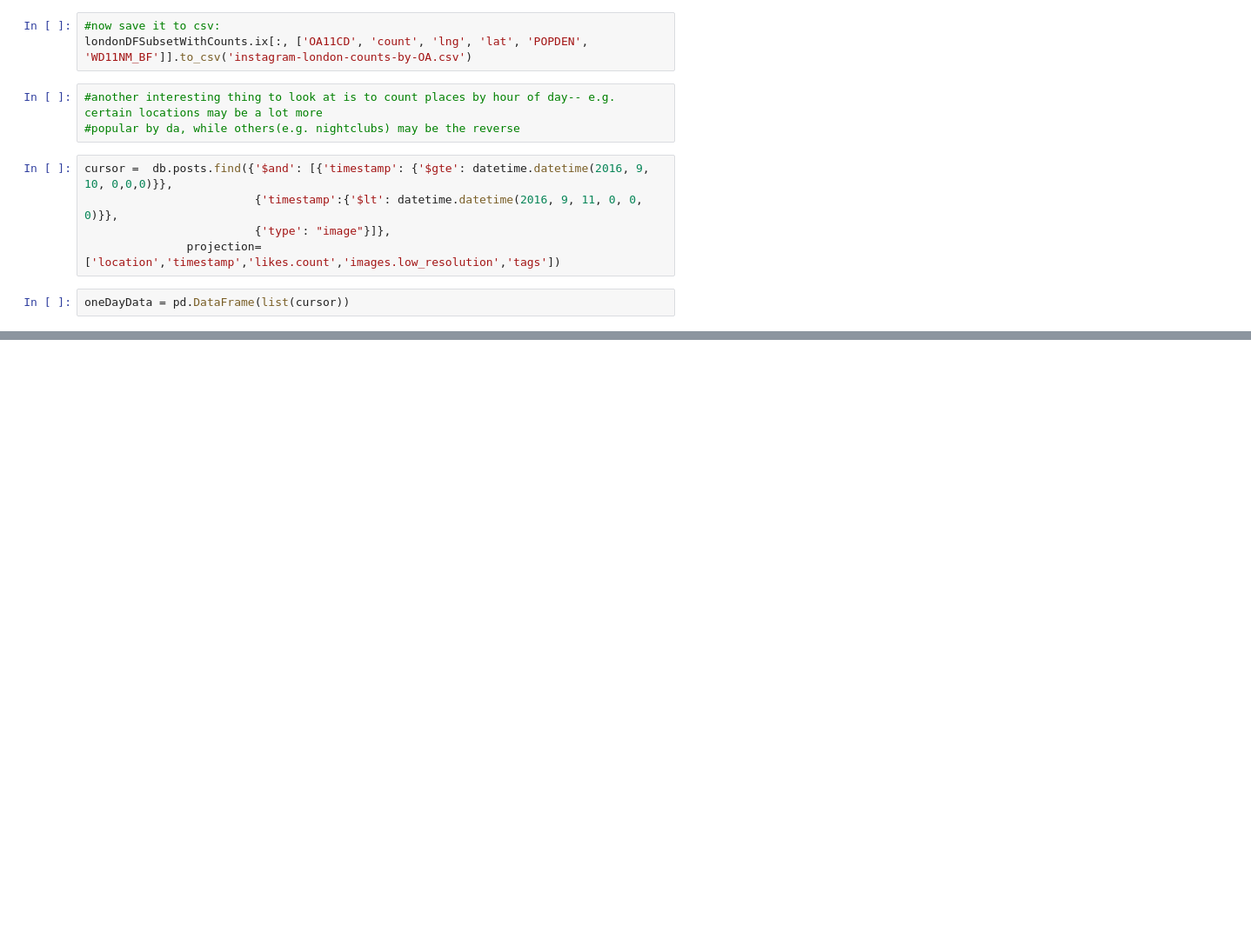
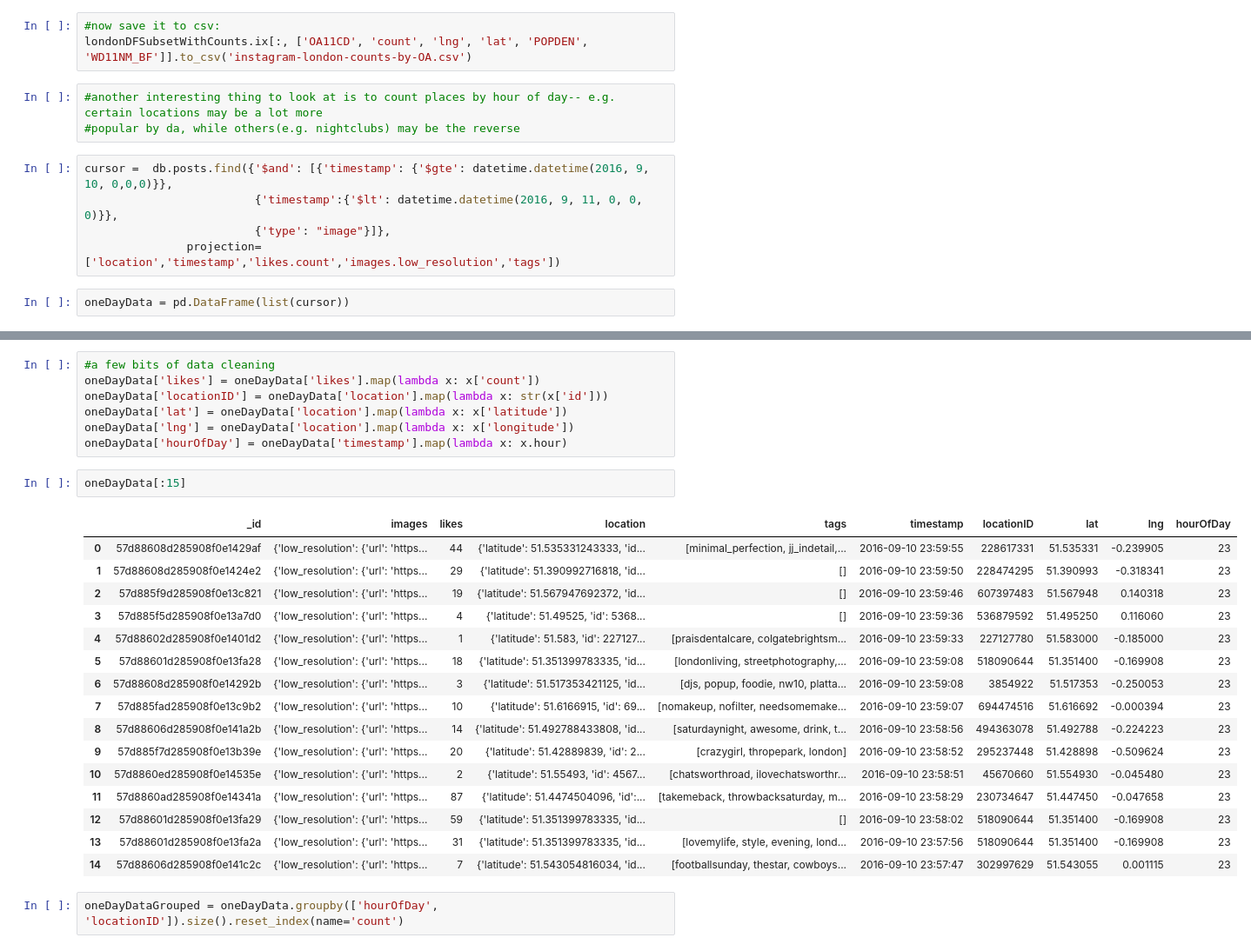
Before and after one commit to wwymak/instagram-london-explore, a Jupyter notebook: Instagram analysis v2.ipynb, the cells around one changed output, grey strips where cells are left out. Shown: that part at 87% size. Saved outputs shown, nothing was run; the diff lists cells and outputs as text; blank space fills up the shorter version.

```diff
--- a/Instagram analysis v2.ipynb
+++ b/Instagram analysis v2.ipynb
@@ -254,0 +256,28 @@ oneDayData[:15]
+# %%
+#a few bits of data cleaning
+oneDayData['likes'] = oneDayData['likes'].map(lambda x: x['count'])
+oneDayData['locationID'] = oneDayData['location'].map(lambda x: str(x['id']))
+oneDayData['lat'] = oneDayData['location'].map(lambda x: x['latitude'])
+oneDayData['lng'] = oneDayData['location'].map(lambda x: x['longitude'])
+oneDayData['hourOfDay'] = oneDayData['timestamp'].map(lambda x: x.hour)
+# %%
+oneDayData[:15]
+# %% [output]
+|  | _id | images | likes | location | tags | timestamp | locationID | lat | lng | hourOfDay |
+| 0 | 57d88608d285908f0e1429af | {'low_resolution': {'url': 'https... | 44 | {'latitude': 51.535331243333, 'id... | [minimal_perfection, jj_indetail,... | 2016-09-10 23:59:55 | 228617331 | 51.535331 | -0.239905 | 23 |
+| 1 | 57d88608d285908f0e1424e2 | {'low_resolution': {'url': 'https... | 29 | {'latitude': 51.390992716818, 'id... | [] | 2016-09-10 23:59:50 | 228474295 | 51.390993 | -0.318341 | 23 |
+| 2 | 57d885f9d285908f0e13c821 | {'low_resolution': {'url': 'https... | 19 | {'latitude': 51.567947692372, 'id... | [] | 2016-09-10 23:59:46 | 607397483 | 51.567948 | 0.140318 | 23 |
+| 3 | 57d885f5d285908f0e13a7d0 | {'low_resolution': {'url': 'https... | 4 | {'latitude': 51.49525, 'id': 5368... | [] | 2016-09-10 23:59:36 | 536879592 | 51.495250 | 0.116060 | 23 |
+| 4 | 57d88602d285908f0e1401d2 | {'low_resolution': {'url': 'https... | 1 | {'latitude': 51.583, 'id': 227127... | [praisdentalcare, colgatebrightsm... | 2016-09-10 23:59:33 | 227127780 | 51.583000 | -0.185000 | 23 |
+| 5 | 57d88601d285908f0e13fa28 | {'low_resolution': {'url': 'https... | 18 | {'latitude': 51.351399783335, 'id... | [londonliving, streetphotography,... | 2016-09-10 23:59:08 | 518090644 | 51.351400 | -0.169908 | 23 |
+| 6 | 57d88608d285908f0e14292b | {'low_resolution': {'url': 'https... | 3 | {'latitude': 51.517353421125, 'id... | [djs, popup, foodie, nw10, platta... | 2016-09-10 23:59:08 | 3854922 | 51.517353 | -0.250053 | 23 |
+| 7 | 57d885fad285908f0e13c9b2 | {'low_resolution': {'url': 'https... | 10 | {'latitude': 51.6166915, 'id': 69... | [nomakeup, nofilter, needsomemake... | 2016-09-10 23:59:07 | 694474516 | 51.616692 | -0.000394 | 23 |
+| 8 | 57d88606d285908f0e141a2b | {'low_resolution': {'url': 'https... | 14 | {'latitude': 51.492788433808, 'id... | [saturdaynight, awesome, drink, t... | 2016-09-10 23:58:56 | 494363078 | 51.492788 | -0.224223 | 23 |
+| 9 | 57d885f7d285908f0e13b39e | {'low_resolution': {'url': 'https... | 20 | {'latitude': 51.42889839, 'id': 2... | [crazygirl, thropepark, london] | 2016-09-10 23:58:52 | 295237448 | 51.428898 | -0.509624 | 23 |
+| 10 | 57d8860ed285908f0e14535e | {'low_resolution': {'url': 'https... | 2 | {'latitude': 51.55493, 'id': 4567... | [chatsworthroad, ilovechatsworthr... | 2016-09-10 23:58:51 | 45670660 | 51.554930 | -0.045480 | 23 |
+| 11 | 57d8860ad285908f0e14341a | {'low_resolution': {'url': 'https... | 87 | {'latitude': 51.4474504096, 'id':... | [takemeback, throwbacksaturday, m... | 2016-09-10 23:58:29 | 230734647 | 51.447450 | -0.047658 | 23 |
+| 12 | 57d88601d285908f0e13fa29 | {'low_resolution': {'url': 'https... | 59 | {'latitude': 51.351399783335, 'id... | [] | 2016-09-10 23:58:02 | 518090644 | 51.351400 | -0.169908 | 23 |
+| 13 | 57d88601d285908f0e13fa2a | {'low_resolution': {'url': 'https... | 31 | {'latitude': 51.351399783335, 'id... | [lovemylife, style, evening, lond... | 2016-09-10 23:57:56 | 518090644 | 51.351400 | -0.169908 | 23 |
+| 14 | 57d88606d285908f0e141c2c | {'low_resolution': {'url': 'https... | 7 | {'latitude': 51.543054816034, 'id... | [footballsunday, thestar, cowboys... | 2016-09-10 23:57:47 | 302997629 | 51.543055 | 0.001115 | 23 |
+# %%
+oneDayDataGrouped = oneDayData.groupby(['hourOfDay', 'locationID']).size().reset_index(name='count')
```
Also changed, not shown: parts of 5 cells of this notebook, 1 other file.
